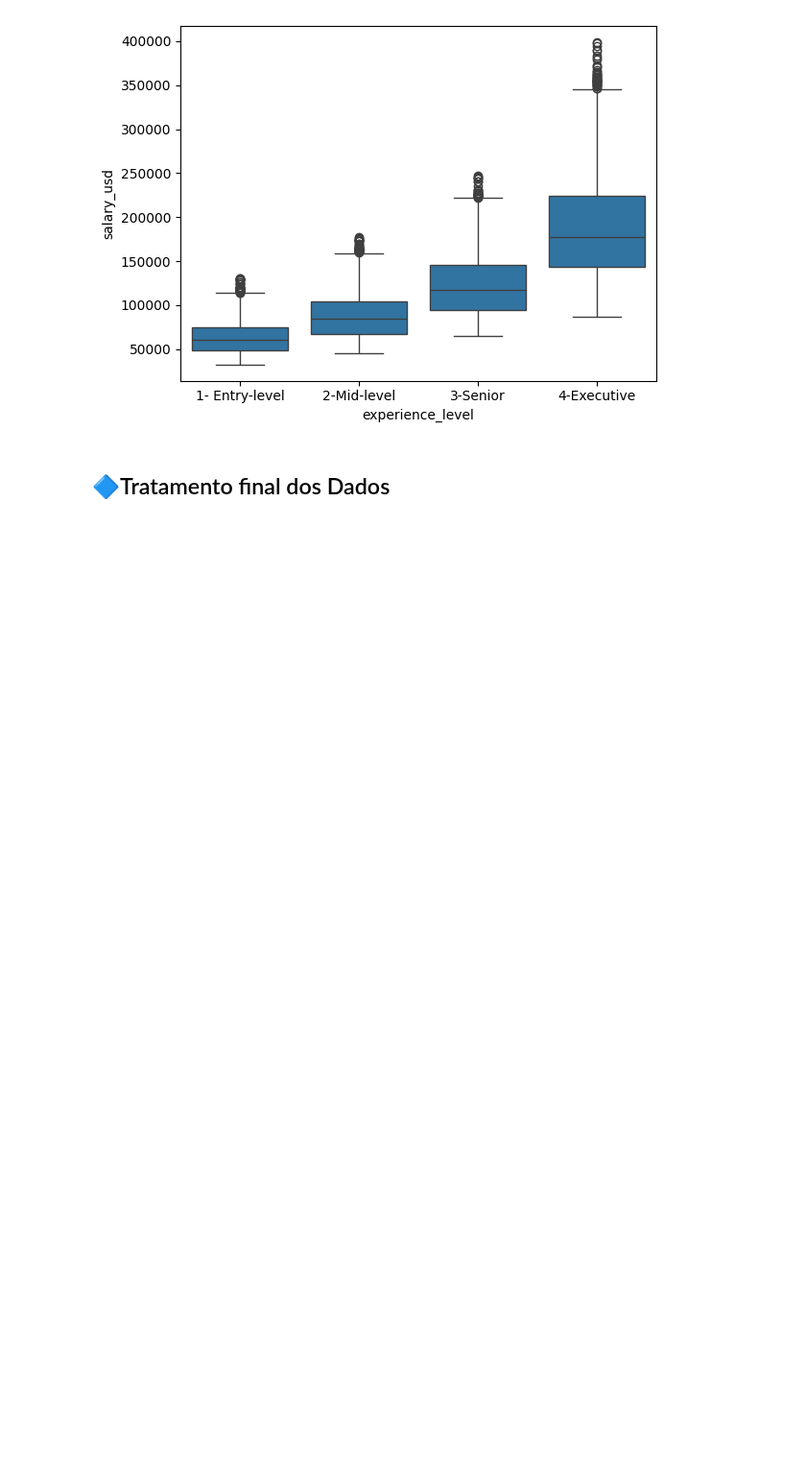
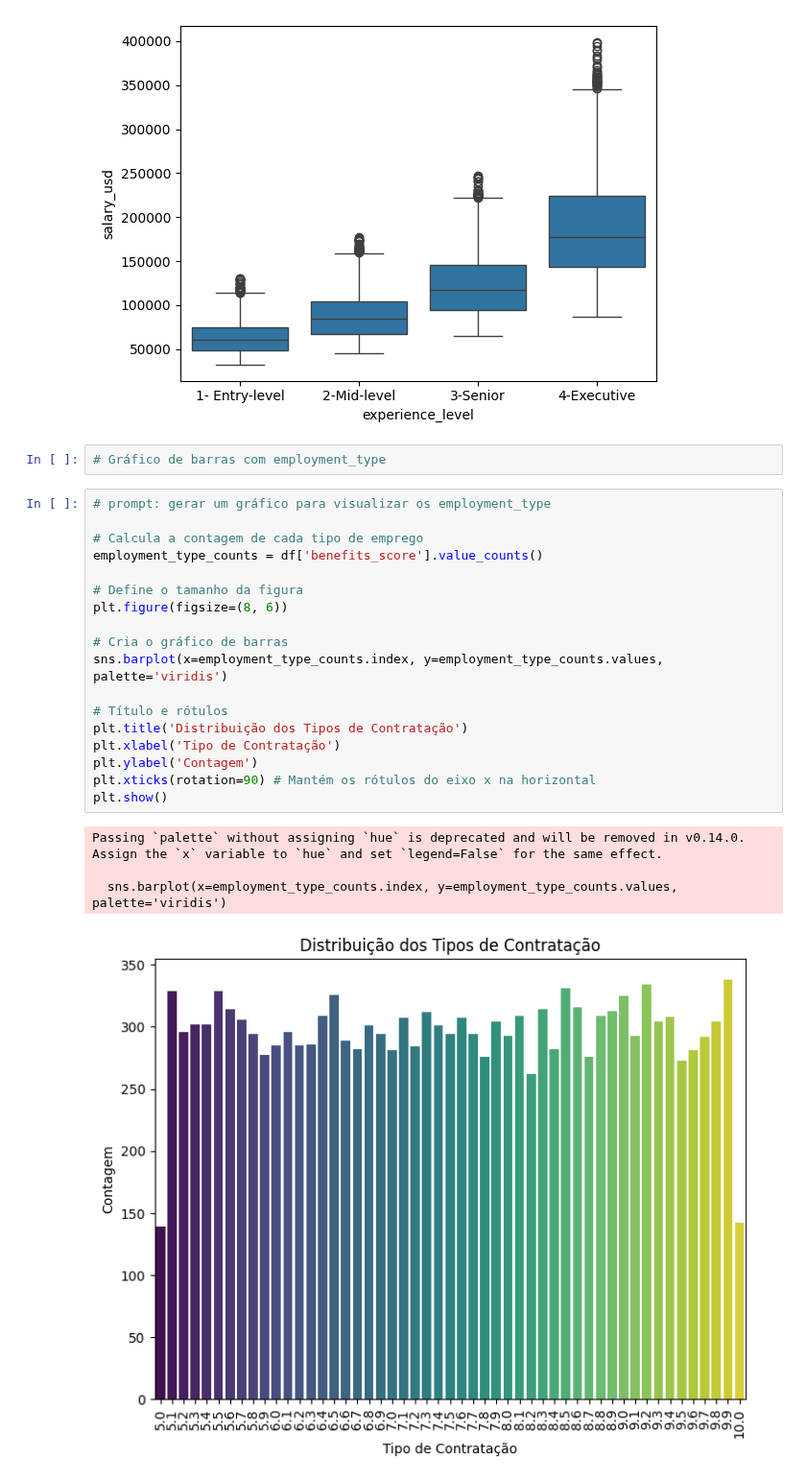
Before and after one commit to Cavalheiro93/mvp-data-analyst-global-ai-market, a Jupyter notebook: Projeto_MVP.ipynb, the cells around one changed output. Shown at 96% size. Cells and saved outputs as stored; diff of their text form; blank space fills up the shorter version.

```diff
--- a/Projeto_MVP.ipynb
+++ b/Projeto_MVP.ipynb
@@ -322,5 +321,28 @@ sns.boxplot(data=df, x='experience_level', y='salary_usd')
 # %% [output]
 <Axes: xlabel='experience_level', ylabel='salary_usd'>
 [figure]
-# %% [markdown]
-## 🔷Tratamento final dos Dados
+# %%
+# Gráfico de barras com employment_type
+# %%
+# prompt: gerar um gráfico para visualizar os employment_type
+
+# Calcula a contagem de cada tipo de emprego
+employment_type_counts = df['benefits_score'].value_counts()
+
+# Define o tamanho da figura
+plt.figure(figsize=(8, 6))
+
+# Cria o gráfico de barras
+sns.barplot(x=employment_type_counts.index, y=employment_type_counts.values, palette='viridis')
+
+# Título e rótulos
+plt.title('Distribuição dos Tipos de Contratação')
+plt.xlabel('Tipo de Contratação')
+plt.ylabel('Contagem')
+plt.xticks(rotation=90) # Mantém os rótulos do eixo x na horizontal
+plt.show()
+# %% [output]
+Passing `palette` without assigning `hue` is deprecated and will be removed in v0.14.0. Assign the `x` variable to `hue` and set `legend=False` for the same effect.
+
+  sns.barplot(x=employment_type_counts.index, y=employment_type_counts.values, palette='viridis')
+[figure, added]
```
Also changed, not shown: parts of 8 cells of this notebook.
